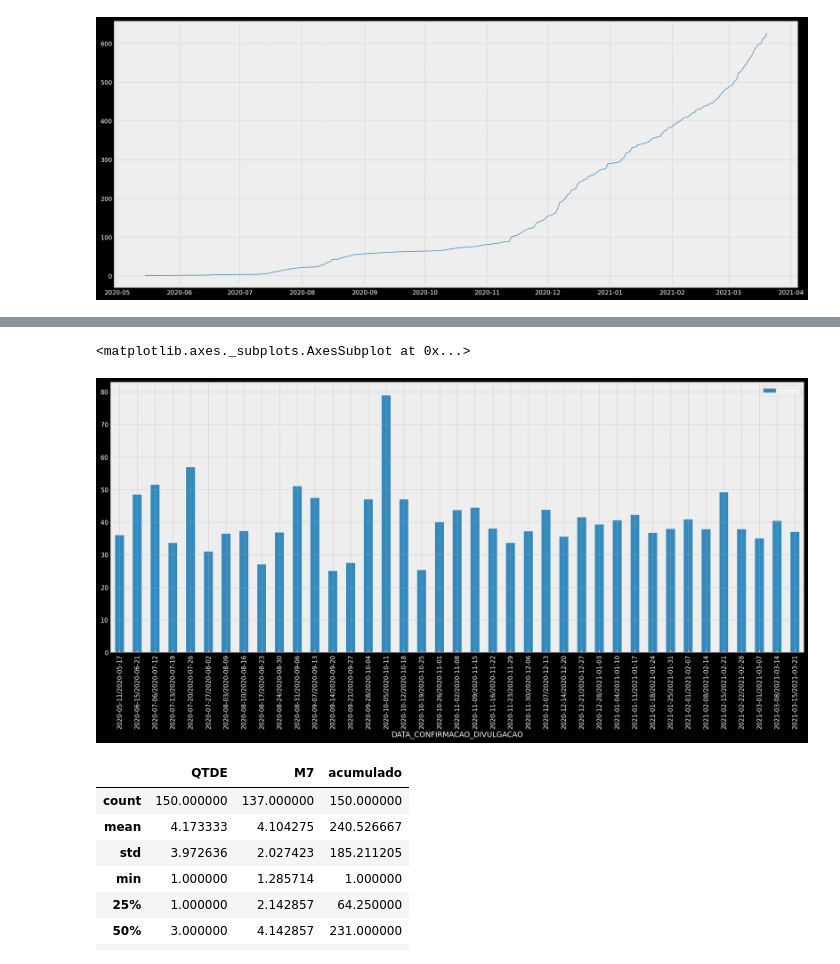
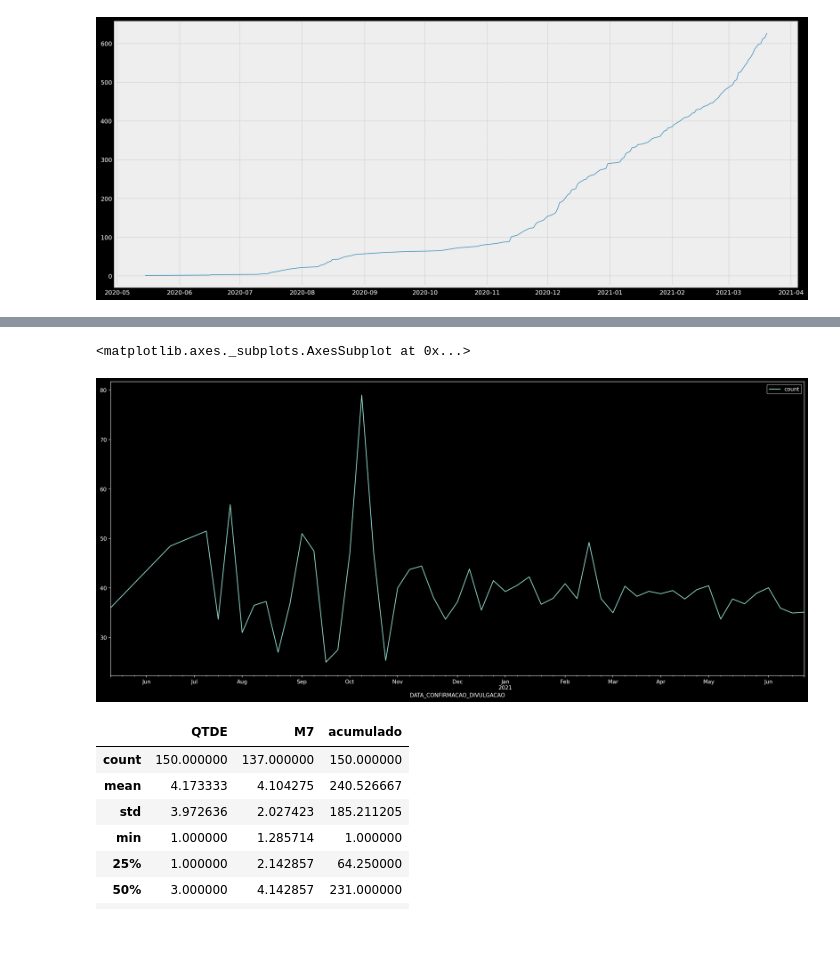
Before and after one commit to Patriky/covid-pien, a Jupyter notebook: src/analise_pien.ipynb, the cells around one changed output, grey strips where cells are left out. Drawn from its saved outputs; the diff is of its cells as text; code cells hidden in the pictures; blank space fills up the shorter version.

```diff
--- a/src/analise_pien.ipynb
+++ b/src/analise_pien.ipynb
@@ -15,12 +15,15 @@ from bokeh.models import ColumnDataSource, Label, LabelSet, Range1d
 
 
 #Definição do estilo e tamanho da fig
-plt.style.use('bmh')
+# plt.style.use('bmh')
 # plt.rcParams['figure.figsize'] = [20, 8]
 plt.rcParams['figure.dpi'] = 180
 
 output_notebook() # Para plotar inline. Sem isso, em outra janela .html
-df = pd.read_csv("maio/covid_pien_20_05_2021.csv", sep=';')
+curdoc().theme = 'light_minimal'
+
+
+df = pd.read_csv("../junho/covid_pien_26_06_2021.csv", sep=';')
 df.info()
 # %% [output]
 Loading BokehJS ...
@@ -370,19 +370,19 @@ casos_semana
 # %%
 # Média de idade em uma análise temporal:
 periodo = df['DATA_CONFIRMACAO_DIVULGACAO'].dt.to_period('W')
 
 df_idade = df[['IDADE_ORIGINAL','SEXO', 'DATA_CONFIRMACAO_DIVULGACAO']]
 
 df_idade = df_idade.groupby(periodo)['IDADE_ORIGINAL'].mean().reset_index(name='count')
 df_idade= df_idade.set_index('DATA_CONFIRMACAO_DIVULGACAO')
 
 plt.rcParams['figure.dpi'] = 150
 
 
-df_idade.plot.bar()
+df_idade.plot()
 # %% [output]
 <matplotlib.axes._subplots.AxesSubplot at 0x...>
-[figure, old version]
+[figure, new version]
 # %%
 casos.describe()
 # %% [output]
```
Also changed, not shown: parts of 18 cells of this notebook, 5 other files.
